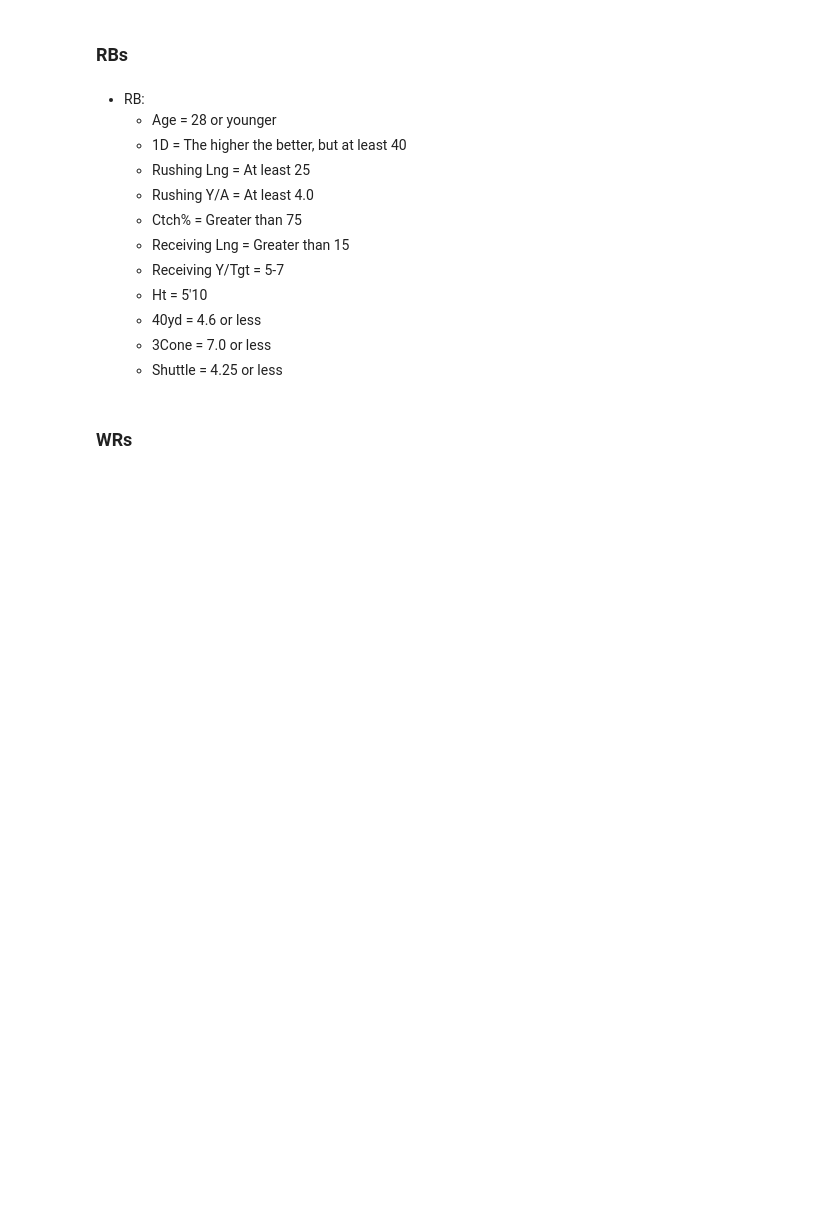
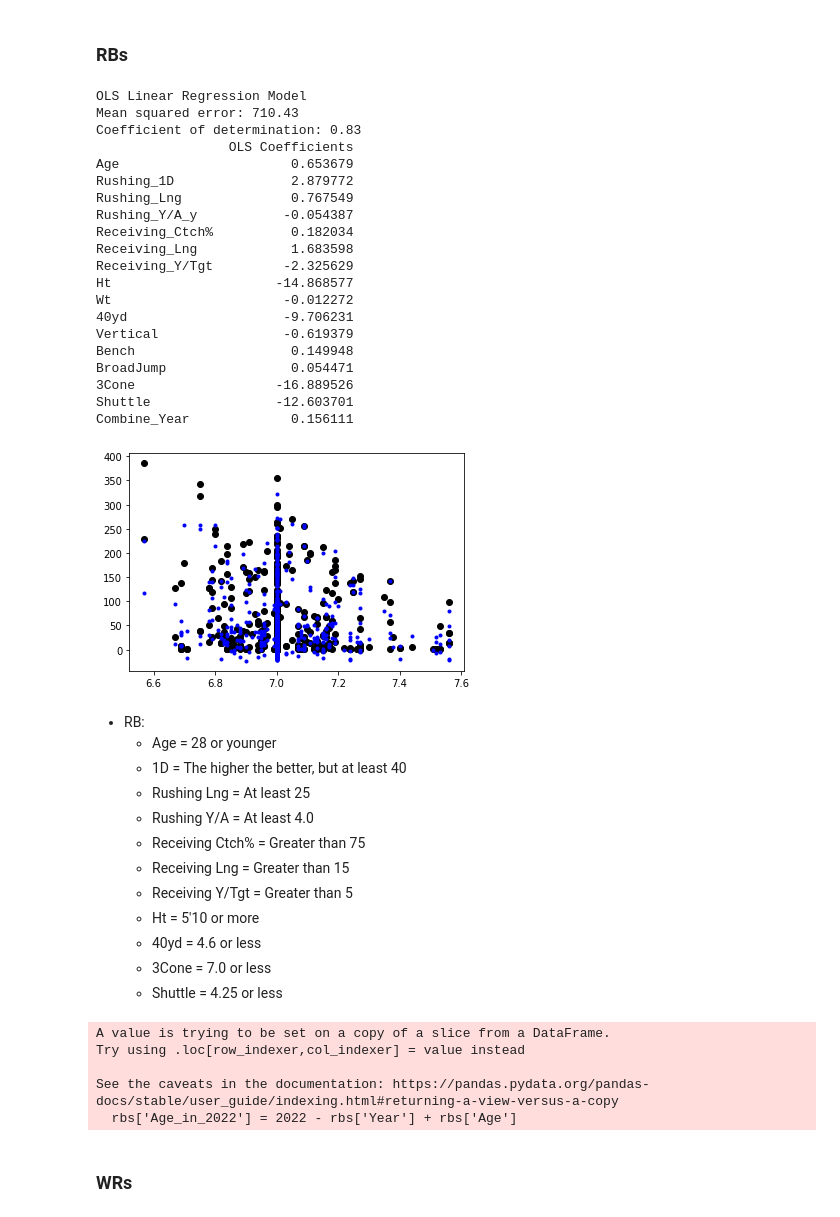
Before and after one commit to mattgilgo/fantasy_football, a Jupyter notebook: models.ipynb, the cells around one changed output. Drawn from its saved outputs; the diff is of its cells as text; code cells hidden in the pictures; blank space fills up the shorter version.

Commit message:
first pass of top players at each position identified. saved in txt files. next is projecting points with regression and ranking players relative to draft position vs projected points

```diff
--- a/models.ipynb
+++ b/models.ipynb
@@ -149,36 +179,86 @@ x_train,x_test,y_train,y_test = train_test_split(x,y,test_size=0.20,random_state
 # %%
 # Ordinary Least Squares using using fit and predict RB Fantasy Points
 print('OLS Linear Regression Model')
 ols_reg = LinearRegression()
 model_ols = ols_reg.fit(x_train,y_train)
 y_preds_ols = model_ols.predict(x_test)
 
 # The mean squared error
 print("Mean squared error: %.2f" % mean_squared_error(y_test, y_preds_ols))
 # The coefficient of determination: 1 is perfect prediction
 print("Coefficient of determination: %.2f" % r2_score(y_test, y_preds_ols))
 # Print Importance Coefficients
 cdf = pd.DataFrame(model_ols.coef_, x.columns, columns=['OLS Coefficients'])
 print(cdf)
 
 # Plot outputs
-plt.scatter(x_test.iloc[:,14].values, y_test, color="black")
-plt.plot(x_test.iloc[:,14].values, y_preds_ols, '.', color="blue")
+plt.scatter(x_test.iloc[:,13].values, y_test, color="black")
+plt.plot(x_test.iloc[:,13].values, y_preds_ols, '.', color="blue")
 
 plt.show()
+# %% [output]
+OLS Linear Regression Model
+Mean squared error: 710.43
+Coefficient of determination: 0.83
+                 OLS Coefficients
+Age                      0.653679
+Rushing_1D               2.879772
+Rushing_Lng              0.767549
+Rushing_Y/A_y           -0.054387
+Receiving_Ctch%          0.182034
+Receiving_Lng            1.683598
+Receiving_Y/Tgt         -2.325629
+Ht                     -14.868577
+Wt                      -0.012272
+40yd                    -9.706231
+Vertical                -0.619379
+Bench                    0.149948
+BroadJump                0.054471
+3Cone                  -16.889526
+Shuttle                -12.603701
+Combine_Year             0.156111
+[figure, added]
 # %% [markdown]
 - RB:
     - Age = 28 or younger
     - 1D = The higher the better, but at least 40
     - Rushing Lng = At least 25
     - Rushing Y/A = At least 4.0
-    - Ctch% = Greater than 75
+    - Receiving Ctch% = Greater than 75
     - Receiving Lng = Greater than 15
-    - Receiving Y/Tgt = 5-7
-    - Ht = 5'10
+    - Receiving Y/Tgt = Greater than 5
+    - Ht = 5'10 or more
     - 40yd = 4.6 or less
     - 3Cone = 7.0 or less
     - Shuttle = 4.25 or less
+# %%
+# List of RBs with that fit optimal Fantasy RB Criteria
+rbs['Age_in_2022'] = 2022 - rbs['Year'] + rbs['Age']
+rbs_best_projected = rbs[(rbs['Age_in_2022'] <= 28) & (rbs['Rushing_1D'] > 40) & (rbs['Rushing_Lng'] > 25) & (rbs['Rushing_Y/A_x'] > 4) & (rbs['Receiving_Ctch%'] > 75) & (rbs['Receiving_Lng'] > 15) & (rbs['Receiving_Y/Tgt'] > 5) & (rbs['Ht'] > 5.8) & (rbs['40yd'] < 4.6) & (rbs['Shuttle'] < 4.25)]
+
+"""
+top_10_rbs = rbs_best_projected[rbs_best_projected['Year'] >= 2019]
+top_10_rbs = top_10_rbs.sort_values(by=['Rank'])
+top_10_rbs = top_10_rbs['Player'].unique()
+top_10_rbs = top_10_rbs[0:10]
+
+with open("top_10_rbs.txt", "w") as output:
+    output.write(str(top_10_rbs))
+"""
+
+top_rbs = rbs_best_projected[(rbs_best_projected['Year'] >= 2017) & (rbs_best_projected['Fantasy_PosRank'] <= 30)]
+top_rbs_agg = top_rbs.groupby('Player').agg({'Fantasy_PosRank': ['mean', 'std'], 'Year': 'count', 'Rank': 'mean'}).reset_index()
+#top_tes_agg.sort_values([('Year','count'),('Rank','mean')],ascending=False)
+top_rbs_agg_sorted = top_rbs_agg.sort_values([('Fantasy_PosRank','mean')])
+
+with open("top_rbs_agg_sorted.txt", "w") as output:
+    output.write(str(top_rbs_agg_sorted))
+# %% [output]
+A value is trying to be set on a copy of a slice from a DataFrame.
+Try using .loc[row_indexer,col_indexer] = value instead
+
+See the caveats in the documentation: https://pandas.pydata.org/pandas-docs/stable/user_guide/indexing.html#returning-a-view-versus-a-copy
+  rbs['Age_in_2022'] = 2022 - rbs['Year'] + rbs['Age']
 # %% [markdown]
 ### WRs
 # %%
```
Also changed, not shown: parts of 11 cells of this notebook, 11 other files.
